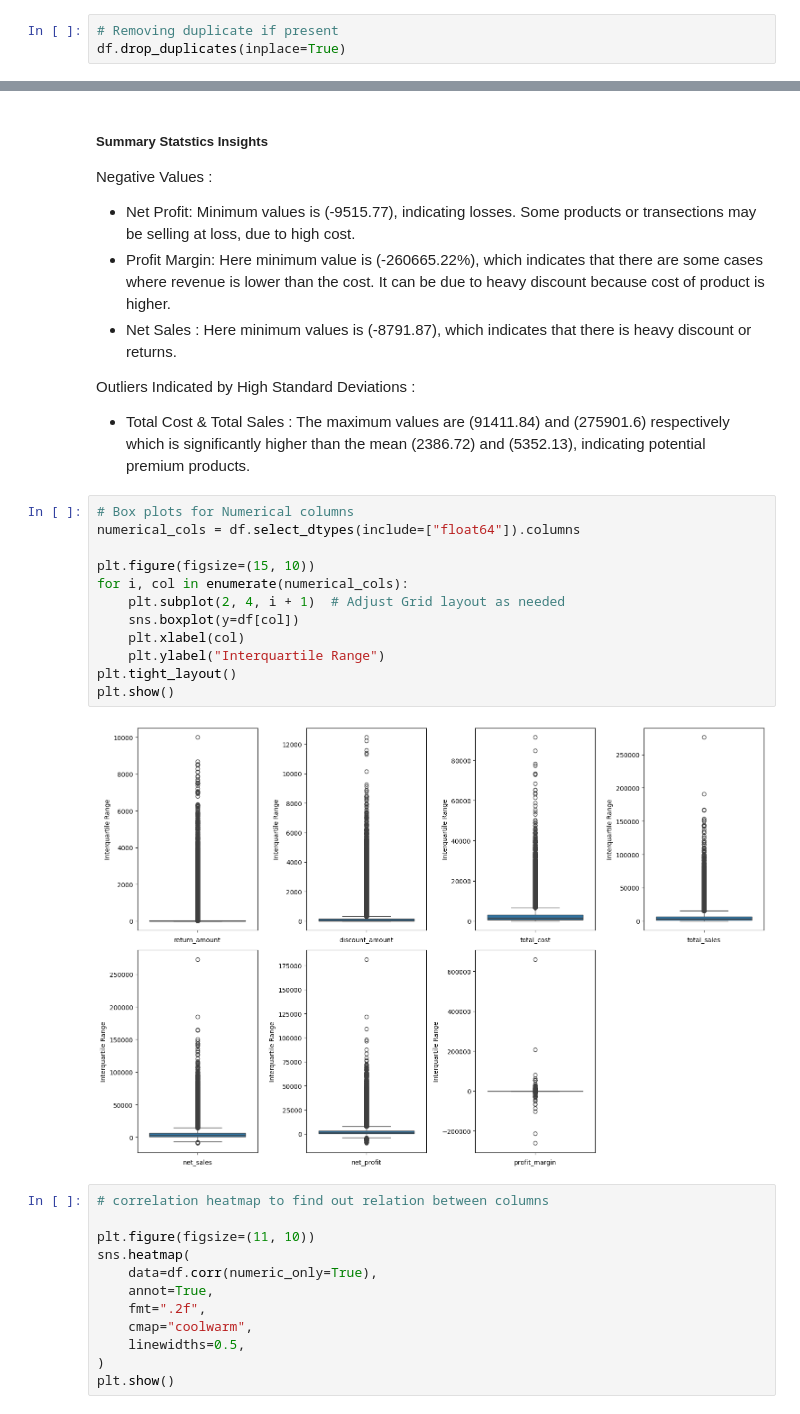
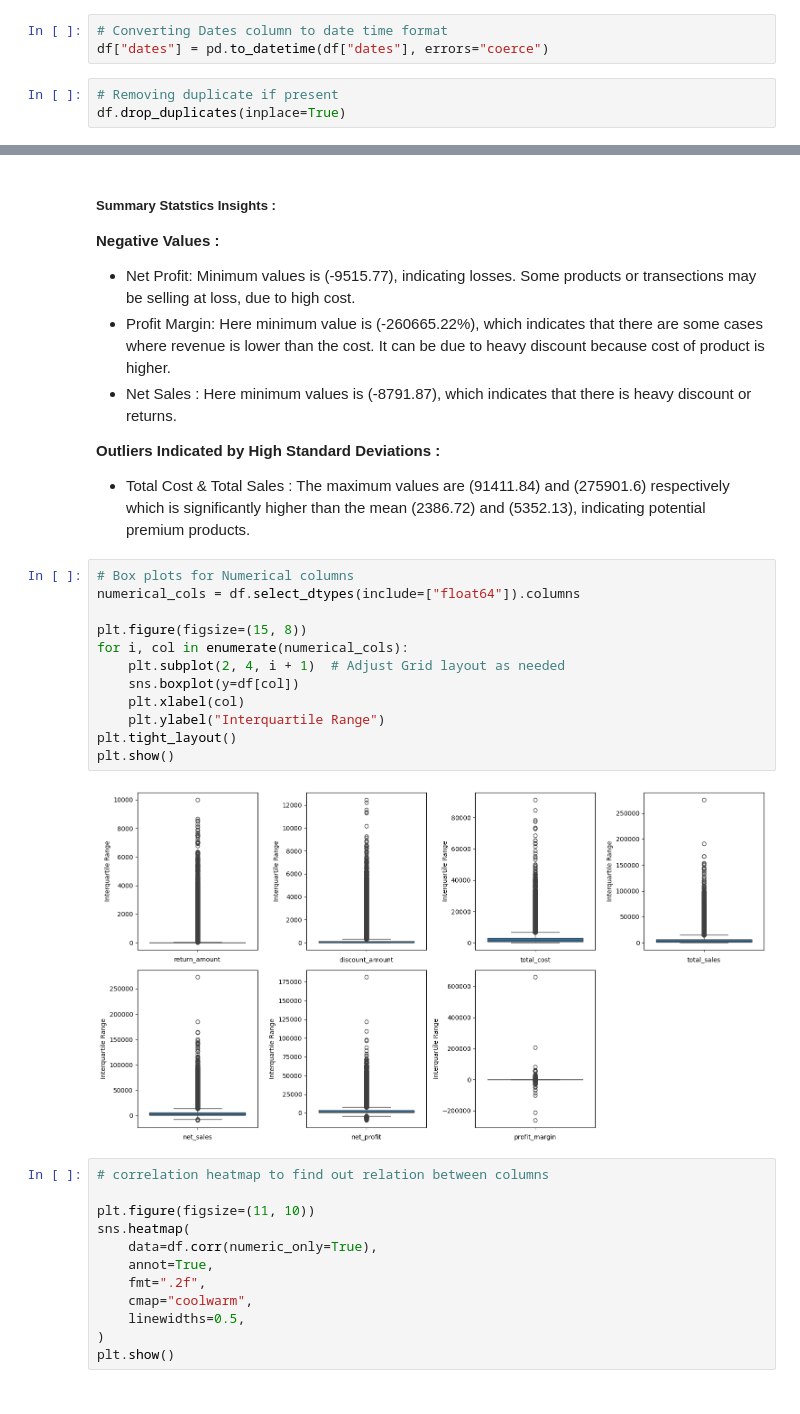
Before and after one commit to hemant4dsci/retail_e-commerce_sales_analytics, a Jupyter notebook: notebooks/02_exploratory_data_analysis.ipynb, the cells around one changed output, grey strips where cells are left out. Saved outputs shown, nothing was run; the diff lists cells and outputs as text.

```diff
--- a/notebooks/02_exploratory_data_analysis.ipynb
+++ b/notebooks/02_exploratory_data_analysis.ipynb
@@ -107,3 +107,6 @@ dtype: int64
+# %%
+# Converting Dates column to date time format
+df["dates"] = pd.to_datetime(df["dates"], errors="coerce")
 # %%
 # Removing duplicate if present
 df.drop_duplicates(inplace=True)
@@ -145,26 +148,26 @@ df.describe()
 # %% [markdown]
-##### Summary Statstics Insights
-Negative Values :
-* Net Profit: Minimum values is (-9515.77), indicating losses. Some products or transections may be selling at loss, due to high cost.
-* Profit Margin: Here minimum value is (-260665.22%), which indicates that there are some cases where revenue is lower than the cost. It can be due to heavy discount because cost of product is higher.
-* Net Sales : Here minimum values is (-8791.87), which indicates that there is heavy discount or returns.
+##### **Summary Statstics Insights :**
+**Negative Values :**
+- Net Profit: Minimum values is (-9515.77), indicating losses. Some products or transections may be selling at loss, due to high cost.
+- Profit Margin: Here minimum value is (-260665.22%), which indicates that there are some cases where revenue is lower than the cost. It can be due to heavy discount because cost of product is higher.
+- Net Sales : Here minimum values is (-8791.87), which indicates that there is heavy discount or returns.
 
-Outliers Indicated by High Standard Deviations :
-* Total Cost & Total Sales : The maximum values are (91411.84) and (275901.6) respectively which is significantly higher than the mean (2386.72) and (5352.13), indicating potential premium products.
+**Outliers Indicated by High Standard Deviations :**
+- Total Cost & Total Sales : The maximum values are (91411.84) and (275901.6) respectively which is significantly higher than the mean (2386.72) and (5352.13), indicating potential premium products.
 # %%
 # Box plots for Numerical columns
 numerical_cols = df.select_dtypes(include=["float64"]).columns
 
-plt.figure(figsize=(15, 10))
+plt.figure(figsize=(15, 8))
 for i, col in enumerate(numerical_cols):
     plt.subplot(2, 4, i + 1)  # Adjust Grid layout as needed
     sns.boxplot(y=df[col])
     plt.xlabel(col)
     plt.ylabel("Interquartile Range")
 plt.tight_layout()
 plt.show()
 # %% [output]
-[figure, old version]
+[figure, new version]
 # %%
 # correlation heatmap to find out relation between columns
 
```
Also changed, not shown: parts of 49 cells of this notebook.
